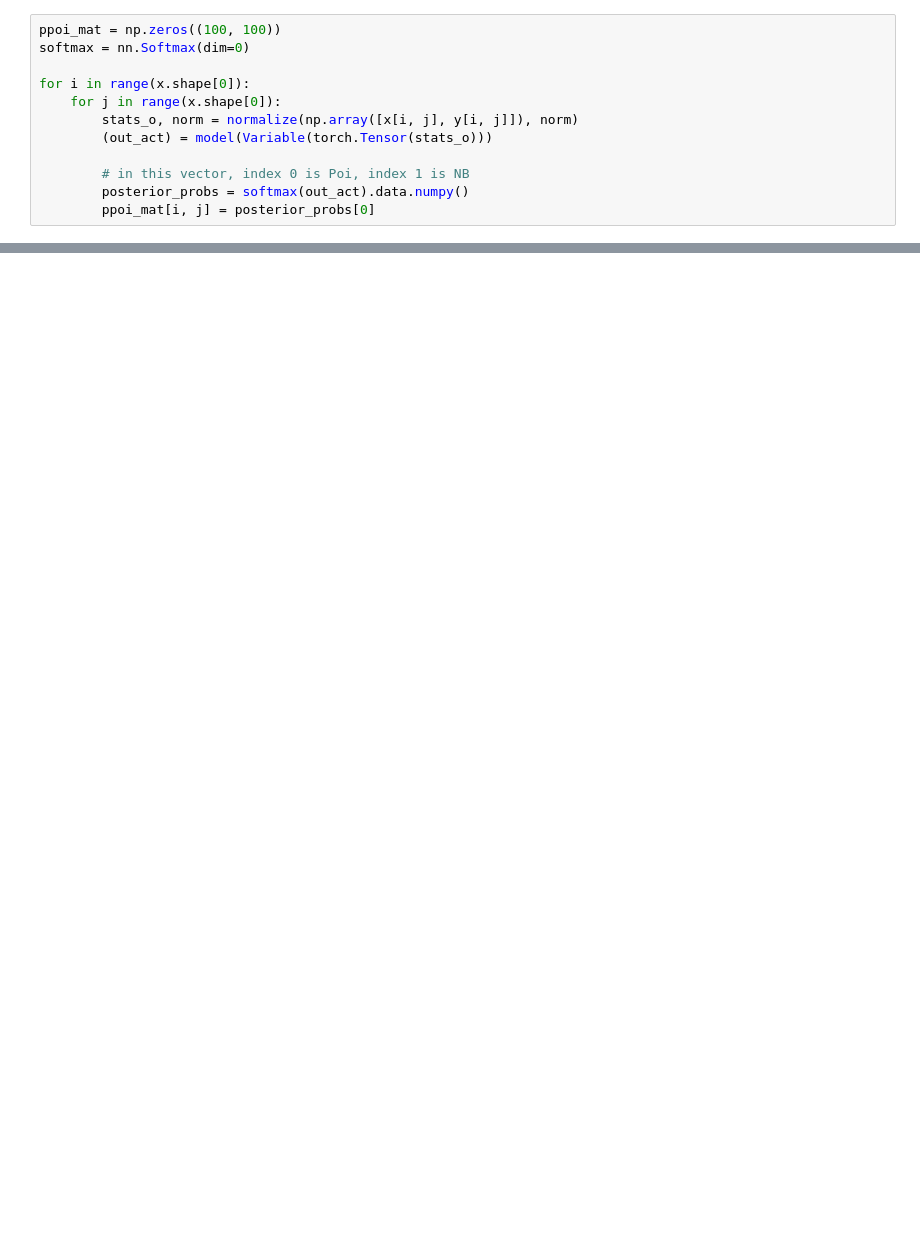
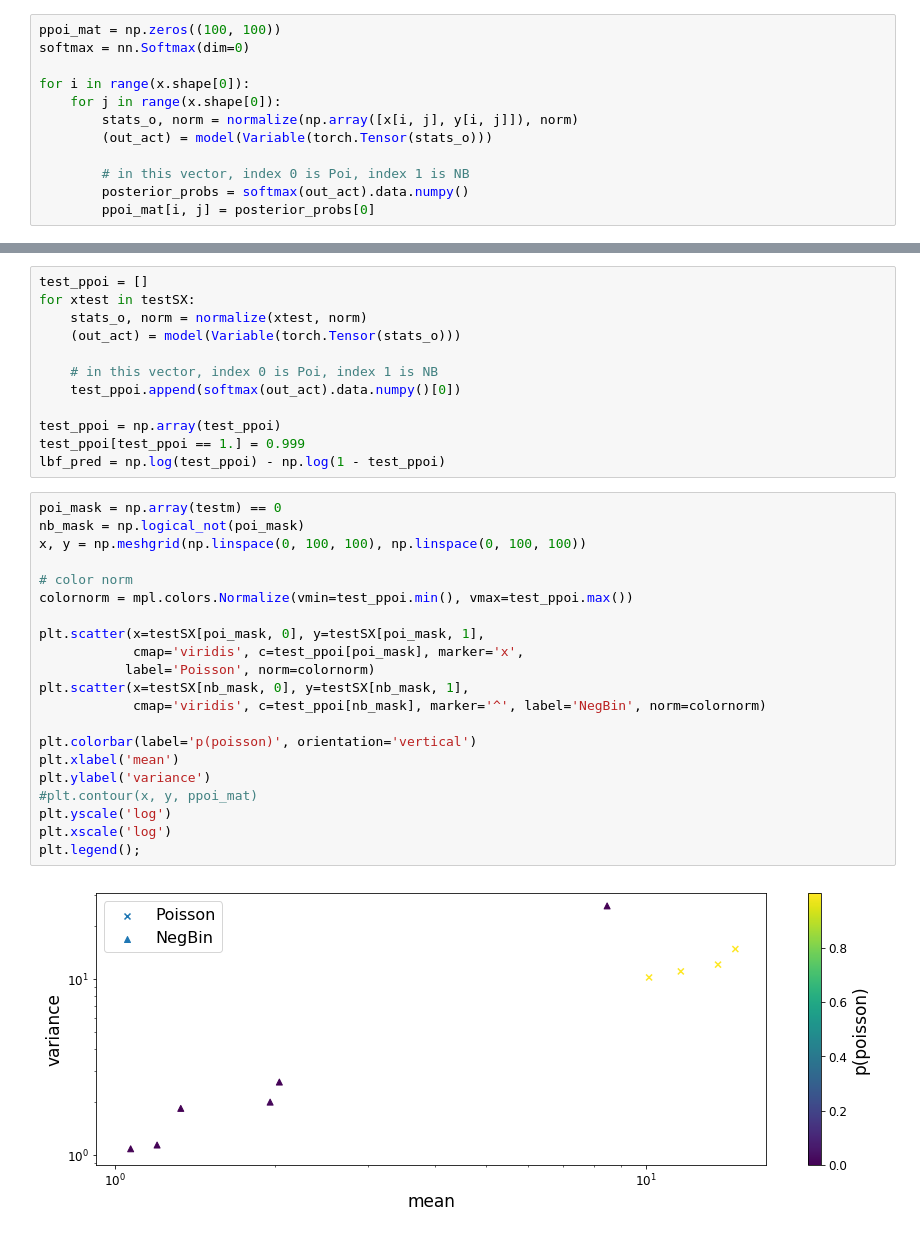
Before and after one commit to janfb/mcabc, a Jupyter notebook: notebooks/ModelComparison_poisson_vs_negbin_NEW.ipynb, the cells around one changed output, grey strips where cells are left out. Cells and saved outputs as stored; diff of their text form; blank space fills up the shorter version.

```diff
--- a/notebooks/ModelComparison_poisson_vs_negbin_NEW.ipynb
+++ b/notebooks/ModelComparison_poisson_vs_negbin_NEW.ipynb
@@ -174,0 +226,35 @@ plt.colorbar(label='P(Poisson)');
+# %%
+test_ppoi = []
+for xtest in testSX:
+    stats_o, norm = normalize(xtest, norm)
+    (out_act) = model(Variable(torch.Tensor(stats_o)))
+
+    # in this vector, index 0 is Poi, index 1 is NB
+    test_ppoi.append(softmax(out_act).data.numpy()[0])
+
+test_ppoi = np.array(test_ppoi)
+test_ppoi[test_ppoi == 1.] = 0.999
+lbf_pred = np.log(test_ppoi) - np.log(1 - test_ppoi)
+# %%
+poi_mask = np.array(testm) == 0
+nb_mask = np.logical_not(poi_mask)
+x, y = np.meshgrid(np.linspace(0, 100, 100), np.linspace(0, 100, 100))
+
+# color norm
+colornorm = mpl.colors.Normalize(vmin=test_ppoi.min(), vmax=test_ppoi.max())
+
+plt.scatter(x=testSX[poi_mask, 0], y=testSX[poi_mask, 1],
+            cmap='viridis', c=test_ppoi[poi_mask], marker='x',
+           label='Poisson', norm=colornorm)
+plt.scatter(x=testSX[nb_mask, 0], y=testSX[nb_mask, 1],
+            cmap='viridis', c=test_ppoi[nb_mask], marker='^', label='NegBin', norm=colornorm)
+
+plt.colorbar(label='p(poisson)', orientation='vertical')
+plt.xlabel('mean')
+plt.ylabel('variance')
+#plt.contour(x, y, ppoi_mat)
+plt.yscale('log')
+plt.xscale('log')
+plt.legend();
+# %% [output]
+[figure, added]
```
Also changed, not shown: parts of 16 cells of this notebook, 1 other file.
